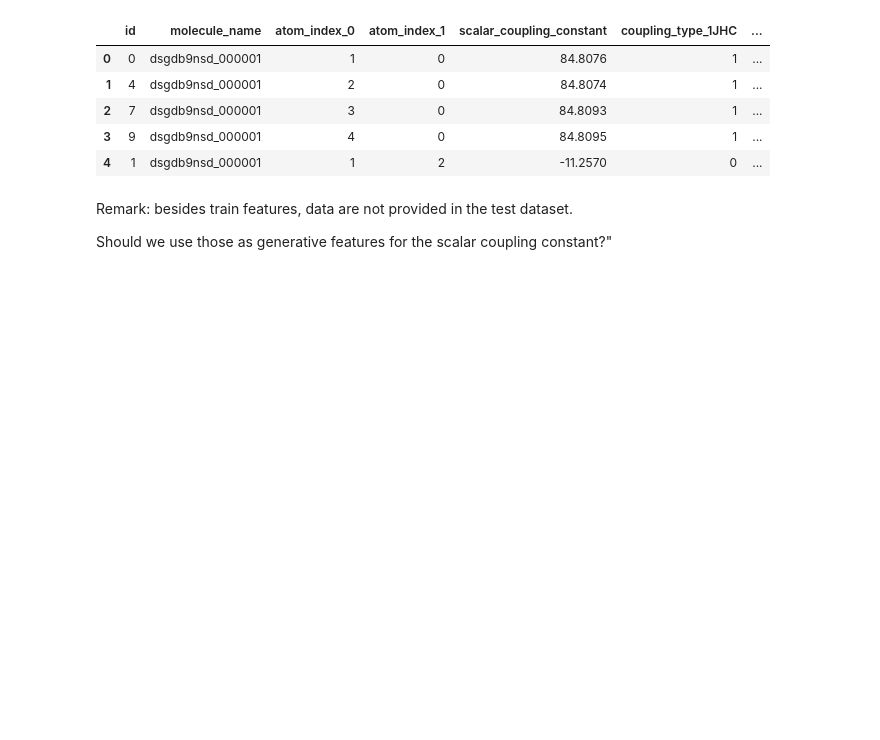
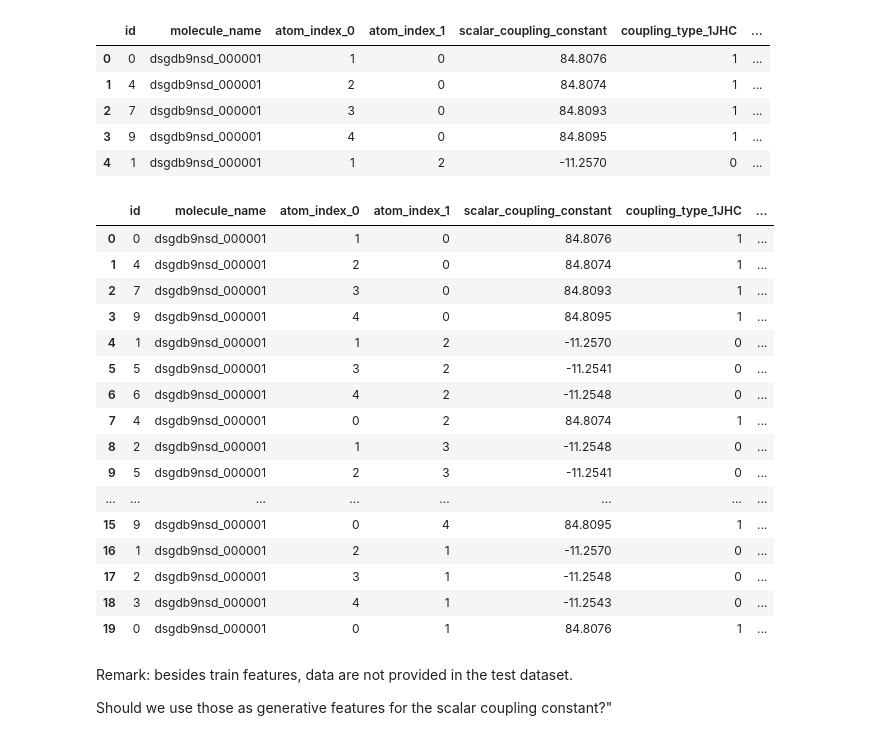
Before and after one commit to antoinev17/competitive-data-science, a Jupyter notebook: Predicting Molecular Properties/Neural Network (RNN).ipynb, the cells around one changed output. Saved outputs shown, nothing was run; the diff lists cells and outputs as text; code cells hidden in the pictures; blank space fills up the shorter version.

Commit message:
version with duplicated train_all

```diff
--- a/Predicting Molecular Properties/Neural Network (RNN).ipynb
+++ b/Predicting Molecular Properties/Neural Network (RNN).ipynb
@@ -56,6 +56,15 @@ structures.head()
 train_all = data_load['train']
 train_all =  pd.get_dummies(train_all, prefix = 'coupling_type', columns = ['type'])
 train_col = train_all.columns
+
+atom_index_0 = train_all.atom_index_0
+atom_index_1 = train_all.atom_index_1
+
+train_all_2 = train_all.copy()
+train_all_2.atom_index_0 = atom_index_1
+train_all_2.atom_index_1 = atom_index_0
+
+train_all = pd.concat([train_all, train_all_2], axis = 0)
 
 # Add the dipole_moments, per molecule
 dipole_moments = data_load['dipole_moments'].rename(columns = {"X": 'DM_X', "Y": "DM_Y", "Z": "DM_Z" })
@@ -95,6 +104,26 @@ train_all.head(5)
 | 2 | 7 | dsgdb9nsd_000001 | 3 | 0 | 84.8093 | 1 | ... |
 | 3 | 9 | dsgdb9nsd_000001 | 4 | 0 | 84.8095 | 1 | ... |
 | 4 | 1 | dsgdb9nsd_000001 | 1 | 2 | -11.2570 | 0 | ... |
+# %%
+train_all[train_all['molecule_name'] == 'dsgdb9nsd_000001']
+# %% [output]
+|  | id | molecule_name | atom_index_0 | atom_index_1 | scalar_coupling_constant | coupling_type_1JHC | ... |
+| 0 | 0 | dsgdb9nsd_000001 | 1 | 0 | 84.8076 | 1 | ... |
+| 1 | 4 | dsgdb9nsd_000001 | 2 | 0 | 84.8074 | 1 | ... |
+| 2 | 7 | dsgdb9nsd_000001 | 3 | 0 | 84.8093 | 1 | ... |
+| 3 | 9 | dsgdb9nsd_000001 | 4 | 0 | 84.8095 | 1 | ... |
+| 4 | 1 | dsgdb9nsd_000001 | 1 | 2 | -11.2570 | 0 | ... |
+| 5 | 5 | dsgdb9nsd_000001 | 3 | 2 | -11.2541 | 0 | ... |
+| 6 | 6 | dsgdb9nsd_000001 | 4 | 2 | -11.2548 | 0 | ... |
+| 7 | 4 | dsgdb9nsd_000001 | 0 | 2 | 84.8074 | 1 | ... |
+| 8 | 2 | dsgdb9nsd_000001 | 1 | 3 | -11.2548 | 0 | ... |
+| 9 | 5 | dsgdb9nsd_000001 | 2 | 3 | -11.2541 | 0 | ... |
+| ... | ... | ... | ... | ... | ... | ... | ... |
+| 15 | 9 | dsgdb9nsd_000001 | 0 | 4 | 84.8095 | 1 | ... |
+| 16 | 1 | dsgdb9nsd_000001 | 2 | 1 | -11.2570 | 0 | ... |
+| 17 | 2 | dsgdb9nsd_000001 | 3 | 1 | -11.2548 | 0 | ... |
+| 18 | 3 | dsgdb9nsd_000001 | 4 | 1 | -11.2543 | 0 | ... |
+| 19 | 0 | dsgdb9nsd_000001 | 0 | 1 | 84.8076 | 1 | ... |
 # %% [markdown]
 Remark: besides train features, data are not provided in the test dataset.
 
```
Also changed, not shown: parts of 5 cells of this notebook.
